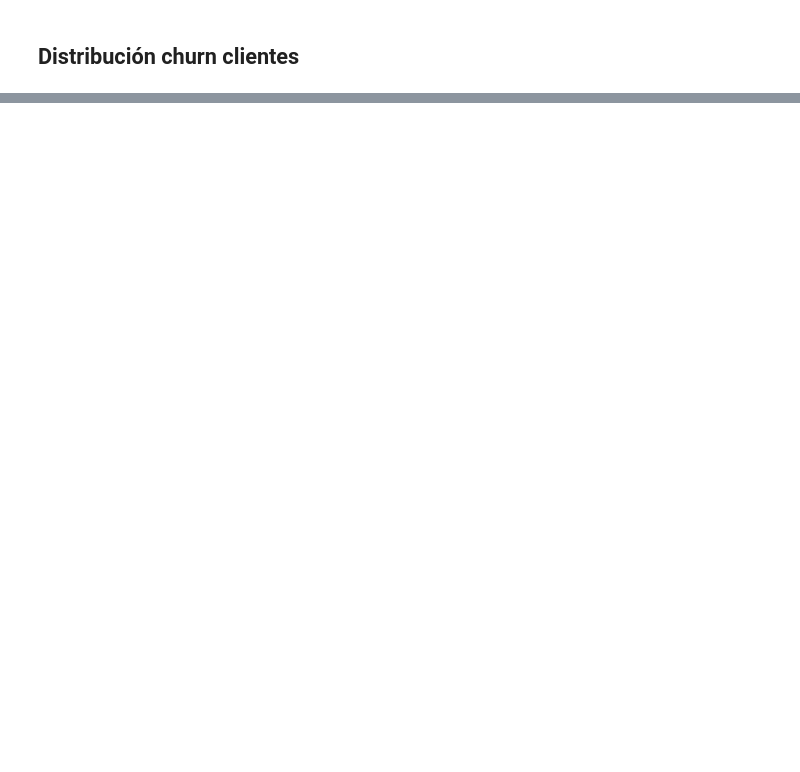
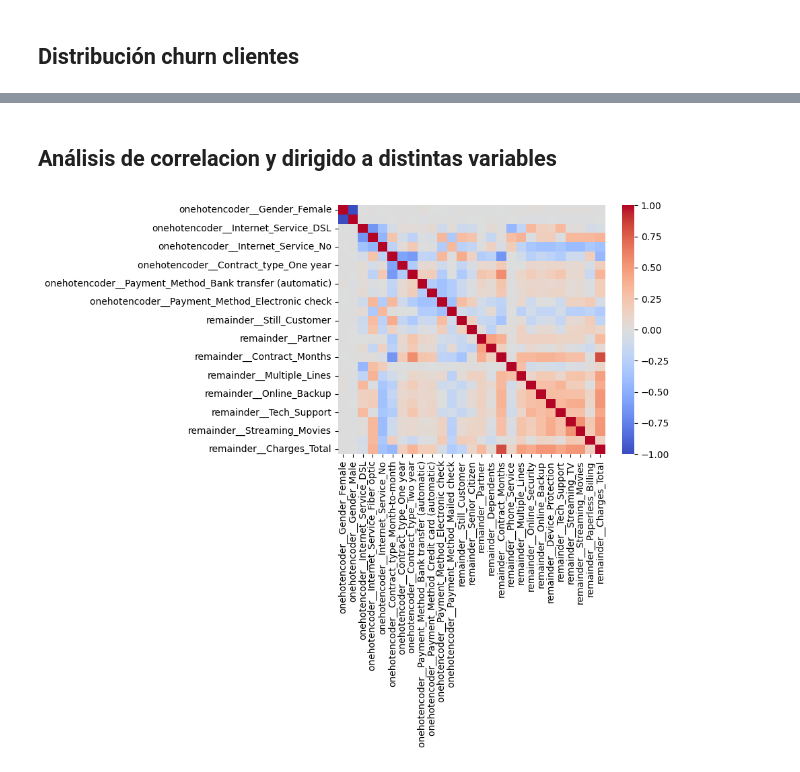
Before and after one commit to marmalux/Telecom-X-Machine-Learning, a Jupyter notebook: Churn_de_clientes_Telecom_X.ipynb, the cells around one changed output, grey strips where cells are left out. Drawn from its saved outputs; the diff is of its cells as text; code cells hidden in the pictures; blank space fills up the shorter version.

```diff
--- a/Churn_de_clientes_Telecom_X.ipynb
+++ b/Churn_de_clientes_Telecom_X.ipynb
@@ -149,0 +147,14 @@ ValueError: x must be 1D
+# %%
+from sklearn.preprocessing import OneHotEncoder
+from sklearn.compose import make_column_transformer   #para aplicar propiedades especificas a columnas especificas
+
+categoricas = ['Gender','Internet_Service','Contract_type','Payment_Method']
+
+one_hot_enc = make_column_transformer(
+    (OneHotEncoder(handle_unknown='ignore'),
+    categoricas),
+    remainder='passthrough')
+
+datos = one_hot_enc.fit_transform(datos)    #ajusta el transformador de datos y luego transforma con fit_transform
+datos = pd.DataFrame(datos, columns=one_hot_enc.get_feature_names_out())
+datos
@@ -158,0 +208,7 @@ datos.head()
+# %% [markdown]
+## Análisis de correlacion y dirigido a distintas variables
+# %%
+cor =datos.corr()
+sns.heatmap(cor,cmap='coolwarm');
+# %% [output]
+[figure, added]
```
Also changed, not shown: parts of 13 cells of this notebook.
